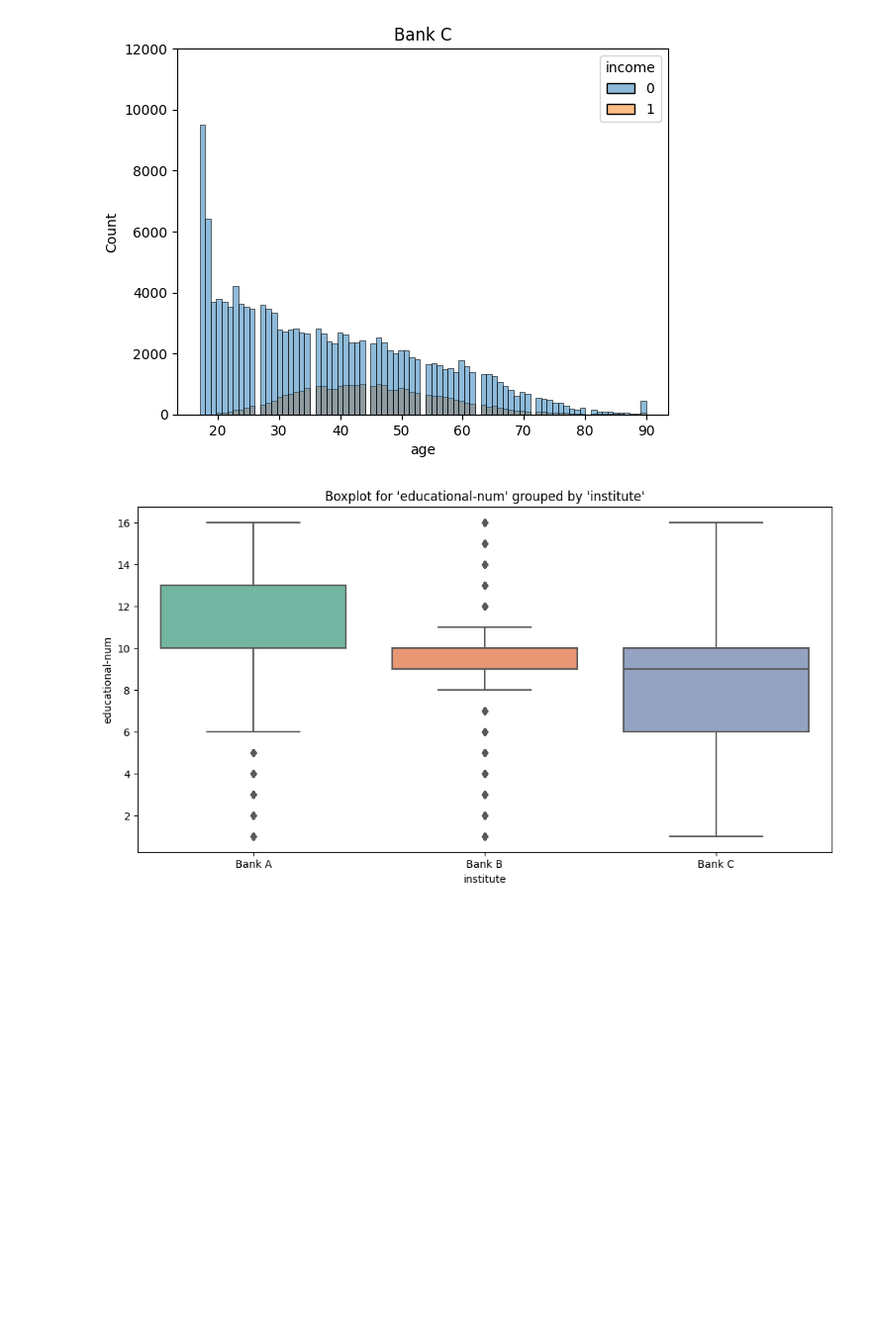
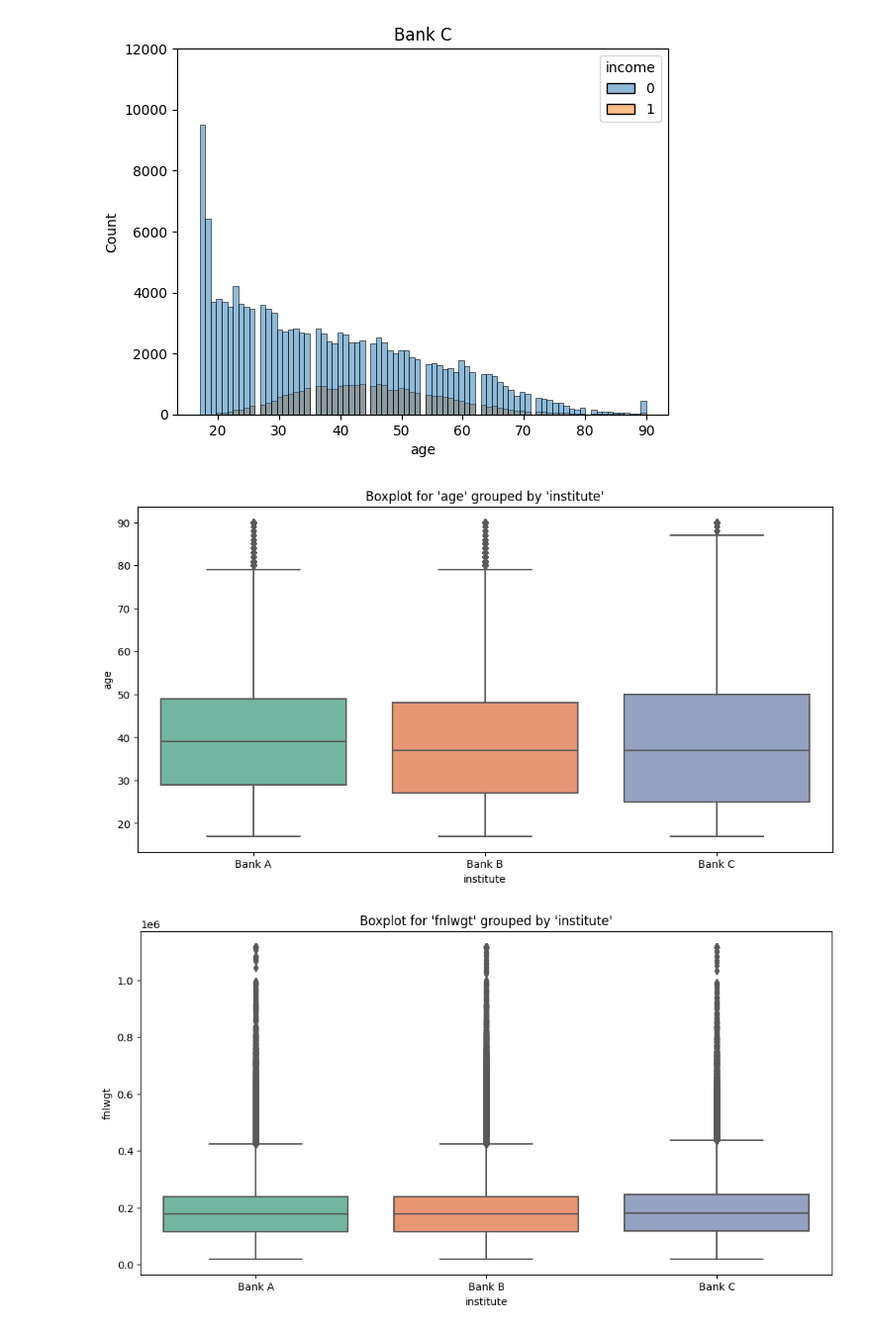
Before and after one commit to mdielacher/FHSTP_FML_assignment2, a Jupyter notebook: notebooks/data_findings.ipynb, the cells around one changed output. Shown at 99% size. Drawn from its saved outputs; the diff is of its cells as text; code cells hidden in the pictures; blank space fills up the shorter version.

```diff
--- a/notebooks/data_findings.ipynb
+++ b/notebooks/data_findings.ipynb
@@ -298,6 +298,7 @@ sns.histplot(data=df[df['institute']=='Bank C'], x='age', hue='income');
 # %% [output]
 [figure]
 # %%
-plot_numerical_features(df, columns=['educational-num'], as_boxplt=True)
+plot_numerical_features(df, as_boxplt=True)
 # %% [output]
-[figure, old version]
+[figure, new version]
+[figure, added]
```
Also changed, not shown: parts of 20 cells of this notebook.
